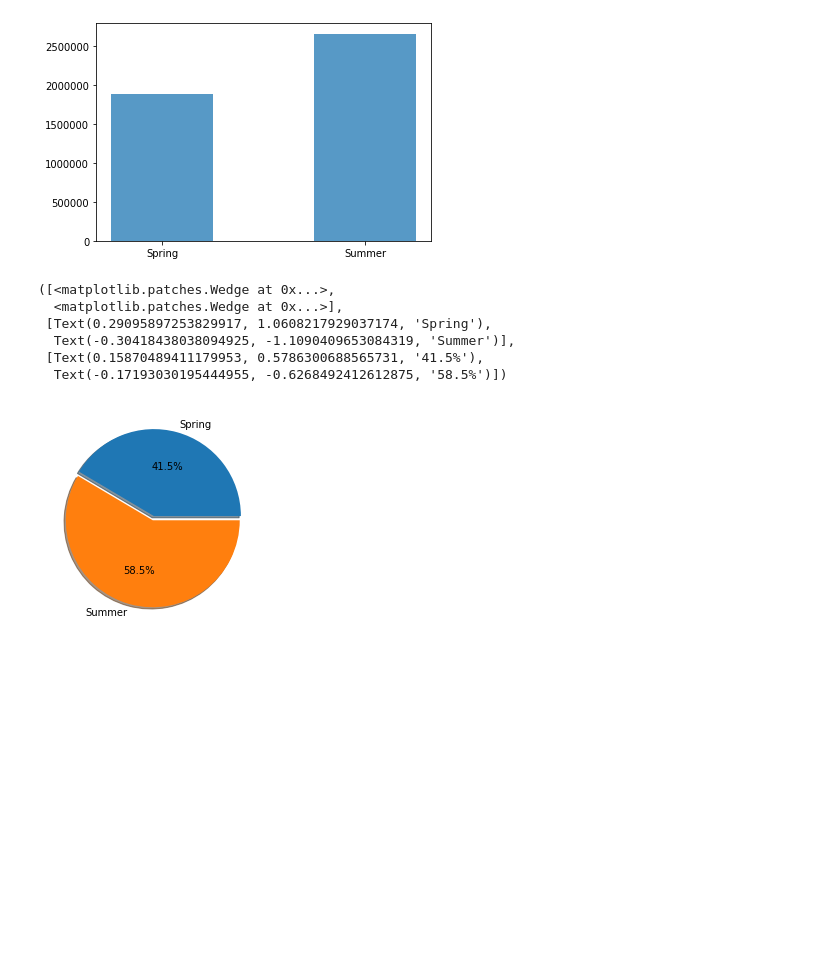
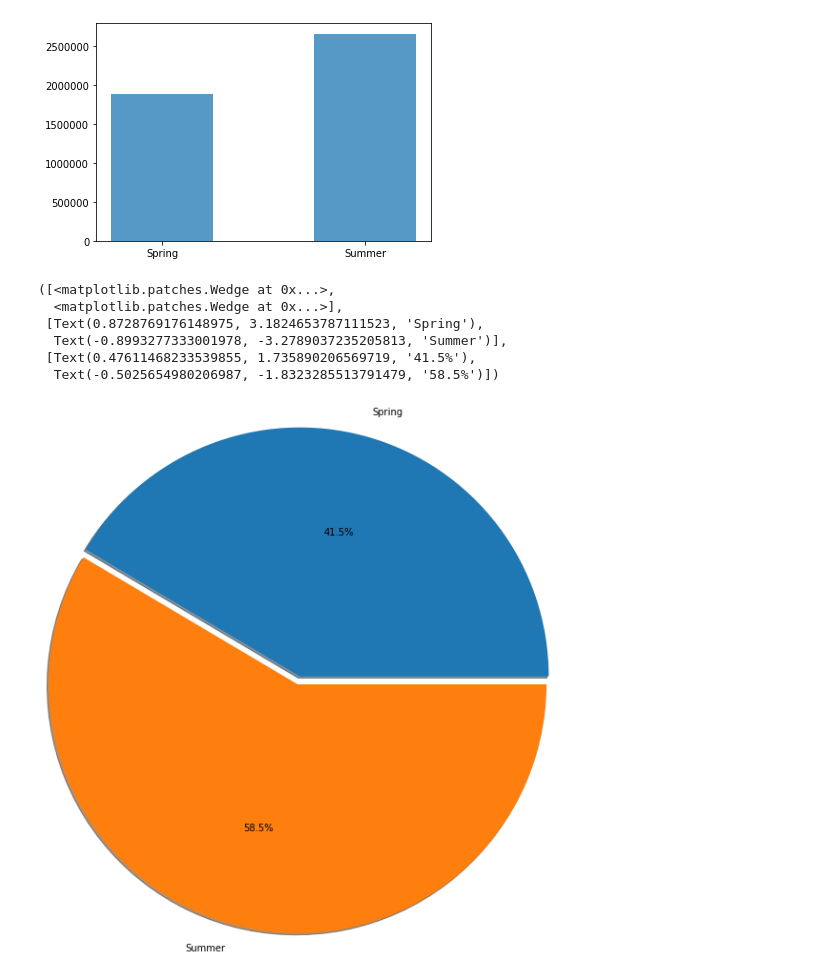
Before and after one commit to iliveonit/Project1-2020, a Jupyter notebook: UberNeighborhoods.ipynb, the cells around one changed output. Cells and saved outputs as stored; diff of their text form; code cells hidden in the pictures; blank space fills up the shorter version.

Commit message:
Modified size of pie chart.

```diff
--- a/UberNeighborhoods.ipynb
+++ b/UberNeighborhoods.ipynb
@@ -121,17 +115,17 @@ plt.xticks(tick_locations,["Spring", "Summer"])
 # %%
 # pie plot of summer and spring uber usage
 labels = ["Spring", "Summer"]
 
 data = [len(spring), len(summer)]
 
-explode = [0,.05]
+explode = [0,.1]
 
-plt.pie(data, explode = explode, labels = labels, autopct = "%1.1f%%", shadow = True)
+plt.pie(data, explode = explode, labels = labels, autopct = "%1.1f%%", shadow = True, radius = 3)
 # %% [output]
 ([<matplotlib.patches.Wedge at 0x...>,
   <matplotlib.patches.Wedge at 0x...>],
- [Text(0.29095897253829917, 1.0608217929037174, 'Spring'),
-  Text(-0.30418438038094925, -1.1090409653084319, 'Summer')],
- [Text(0.15870489411179953, 0.5786300688565731, '41.5%'),
-  Text(-0.17193030195444955, -0.6268492412612875, '58.5%')])
+ [Text(0.8728769176148975, 3.1824653787111523, 'Spring'),
+  Text(-0.8993277333001978, -3.2789037235205813, 'Summer')],
+ [Text(0.47611468233539855, 1.735890206569719, '41.5%'),
+  Text(-0.5025654980206987, -1.8323285513791479, '58.5%')])
-[figure, old version]
+[figure, new version]
```
Also changed, not shown: parts of 2 cells of this notebook.
